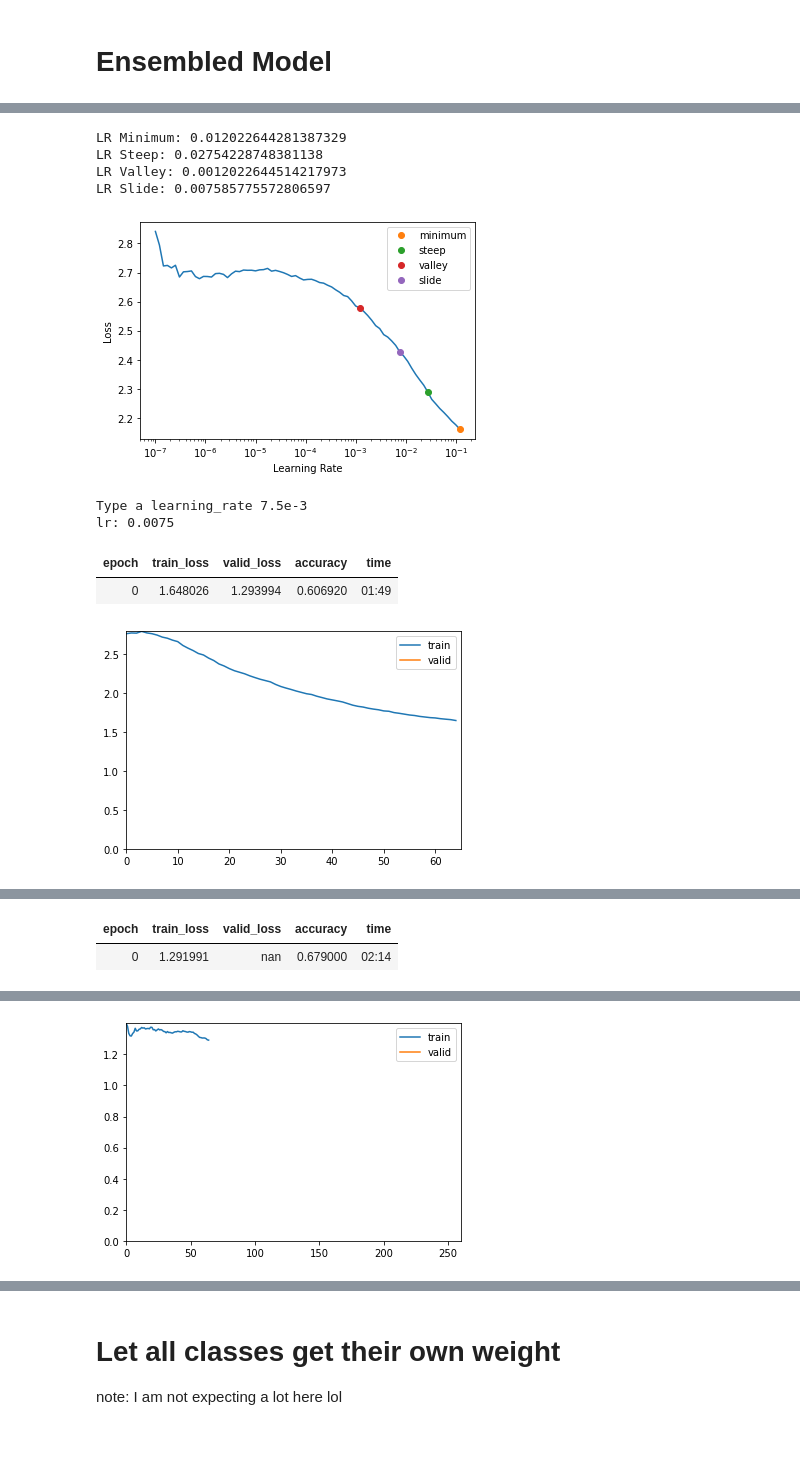
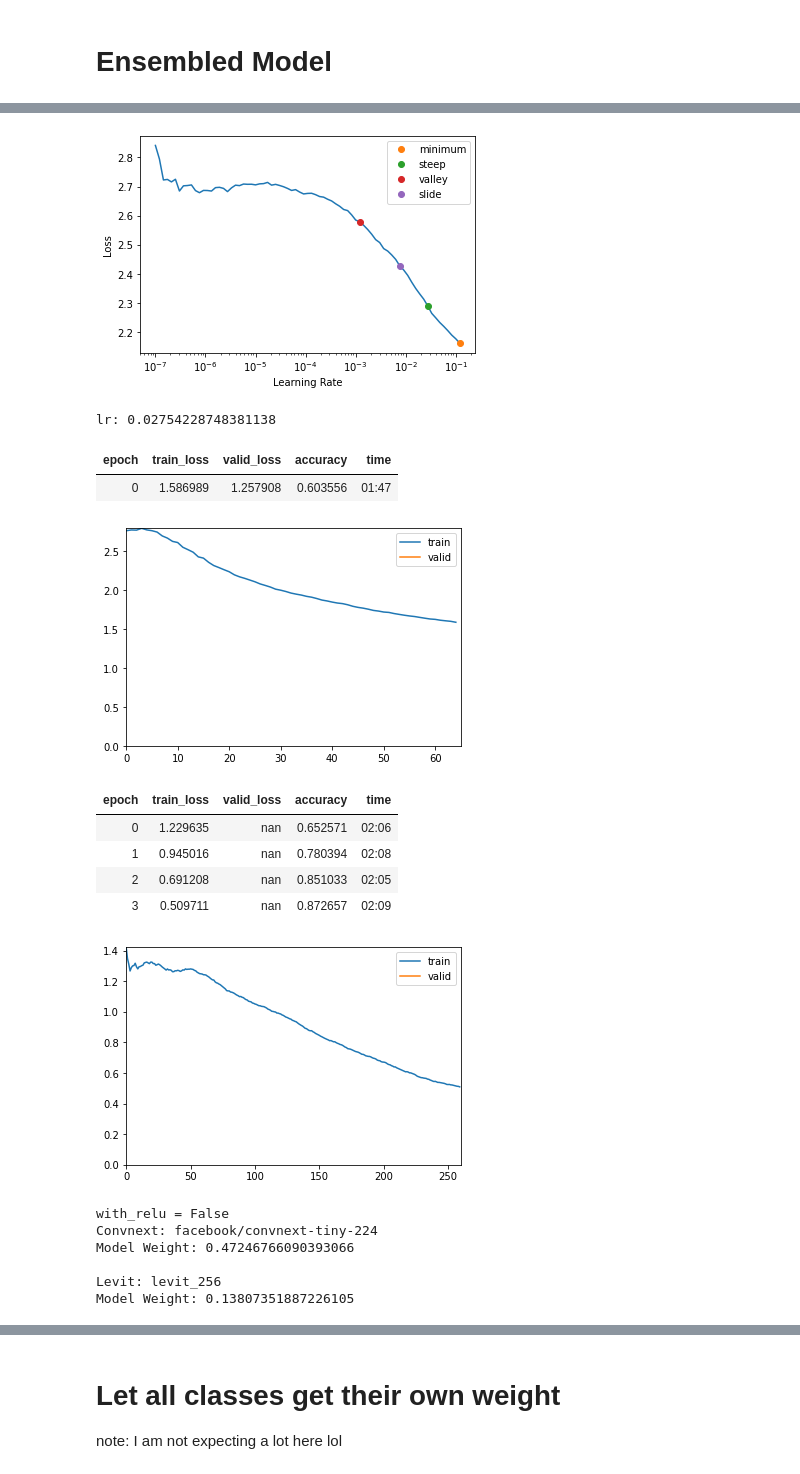
Before and after one commit to Jchang4/paddy-disease-classification, a Jupyter notebook: 5 - Image Ensembling.ipynb, the cells around one changed output, grey strips where cells are left out. Saved outputs shown, nothing was run; the diff lists cells and outputs as text; code cells hidden in the pictures; blank space fills up the shorter version.

```diff
--- a/5 - Image Ensembling.ipynb
+++ b/5 - Image Ensembling.ipynb
@@ -93,6 +93,9 @@ def train_with_relu(model_class, splitter):
             print('Levit:', learn.levit_arch)
             print('Model Weight:', learn.model_weights[1].detach().cpu().numpy().tolist())
             print()
+            if len(learn.model_weights) == 3:
+                print('Divisor:', learn.model_weights[2].detach().cpu().numpy().tolist())
+                print()
 # %%
 # Here we use a single number to weight each models output.
 
@@ -135,7 +138,5 @@ def hf_splitter4(m):
     return (params(m.model1_body) + params(m.model2_body) + [m.model_weights],
             params(m.model1_head) + params(m.model2_head))
 # %%
-for splitter in (hf_splitter2, hf_splitter3, hf_splitter4):
-    print('Splitter:', splitter.__name__)
-    train_with_relu(MyHFImageModel2, splitter)
+train_with_relu(MyHFImageModel2, hf_splitter2)
 # %% [output]
@@ -144,10 +148,17 @@ Splitter: hf_splitter2
+[figure]
-LR Minimum: 0.012022644281387329
-LR Steep: 0.02754228748381138
-LR Valley: 0.0012022644514217973
-LR Slide: 0.007585775572806597
+lr: 0.02754228748381138
-[figure]
-Type a learning_rate 7.5e-3
-lr: 0.0075
 | epoch | train_loss | valid_loss | accuracy | time |
-| 0 | 1.648026 | 1.293994 | 0.606920 | 01:49 |
+| 0 | 1.586989 | 1.257908 | 0.603556 | 01:47 |
-[figure, old version]
+[figure, new version]
+| epoch | train_loss | valid_loss | accuracy | time |
+| 0 | 1.229635 | nan | 0.652571 | 02:06 |
+| 1 | 0.945016 | nan | 0.780394 | 02:08 |
+| 2 | 0.691208 | nan | 0.851033 | 02:05 |
+| 3 | 0.509711 | nan | 0.872657 | 02:09 |
+[figure, new version]
+with_relu = False
+Convnext: facebook/convnext-tiny-224
+Model Weight: 0.47246766090393066
+
+Levit: levit_256
+Model Weight: 0.13807351887226105
@@ -155,2 +169,0 @@ lr: 0.0075
-| epoch | train_loss | valid_loss | accuracy | time |
-| 0 | 1.291991 | nan | 0.679000 | 02:14 |
@@ -158 +171,0 @@ lr: 0.0075
-[figure, old version]
```
Also changed, not shown: parts of 10 cells of this notebook, 1 other file.
